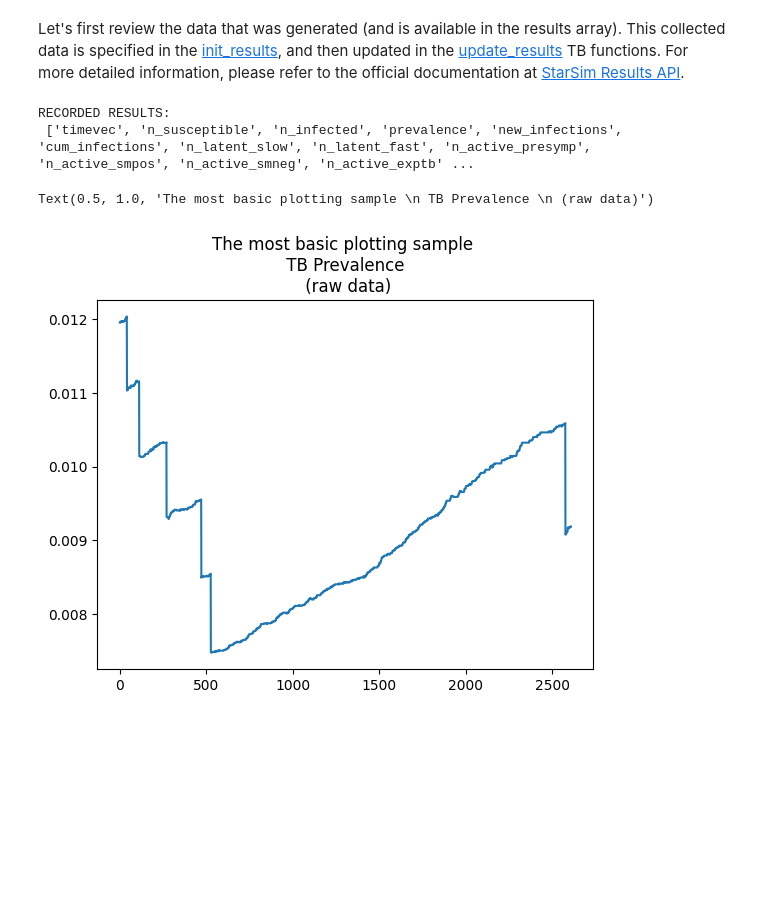
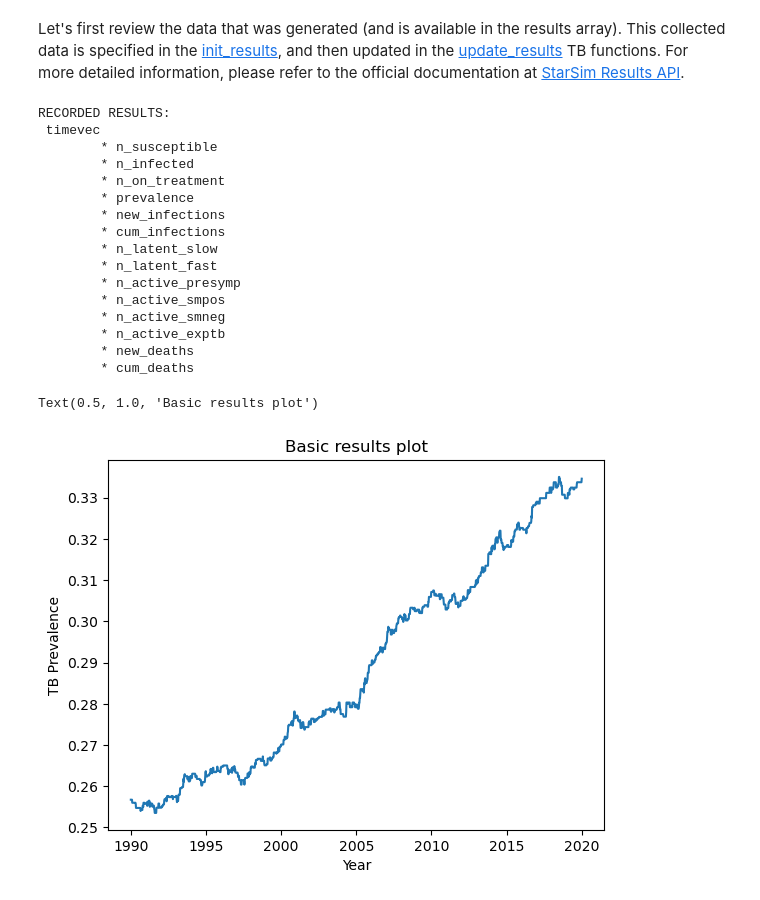
Before and after one commit to starsimhub/tbsim, a Jupyter notebook: docs/tutorials/tuberculosis_sim.ipynb, the cells around one changed output. Saved outputs shown, nothing was run; the diff lists cells and outputs as text; code cells hidden in the pictures; blank space fills up the shorter version.

Commit message:
Requiring starsim v2, updating the notebook, and removing interventions from init

```diff
--- a/docs/tutorials/tuberculosis_sim.ipynb
+++ b/docs/tutorials/tuberculosis_sim.ipynb
@@ -83,22 +82,22 @@ def make_tb():
 
     # --------------- TB disease --------
     tb_pars = dict(  # Disease parameters
-        beta = 0.001,
-        init_prev = 0.25,
-        )
+        beta = ss.beta(0.1),
+        init_prev = ss.bernoulli(0.25),
+    )
     tb = mtb.TB(tb_pars) # Initialize
 
     # --------------- Network ---------
     net_pars = dict(    # Network parameters
         n_contacts=ss.poisson(lam=5),
         dur = 0, # End after one timestep
-        )
+    )
     net = ss.RandomNet(net_pars)  # Initialize a random network
 
     # --------------- Demographics --------
     dems = [
-        ss.Pregnancy(pars=dict(fertility_rate=15)), # Per 1,000 people
         ss.Deaths(pars=dict(death_rate=10)), # Per 1,000 people
+        ss.Pregnancy(pars=dict(fertility_rate=15)), # Per 1,000 women 15-49
     ]
 
     # --------------- simulation -------
@@ -106,7 +105,7 @@ def make_tb():
         dt = 7/365,
         start = 1990,
         stop = 2020,
-        )
+    )
     sim = ss.Sim(people=pop, networks=net, diseases=tb, pars=sim_pars, demographics=dems)   # initialize the simulation
     sim.pars.verbose = sim.pars.dt / 5      # Print status every 5 years instead of every 10 steps
     return sim
@@ -146,13 +138,29 @@ Let's first review the data that was generated (and is available in the results
 # %%
 tbr = sim.diseases['tb'].results
 
-print("RECORDED RESULTS: \n",tbr.keys())
+print("RECORDED RESULTS: \n", '\n\t* '.join(tbr.keys()))
 
-plt.plot(range(0,len(tbr['prevalence'])),tbr['prevalence'])
-plt.title("The most basic plotting sample \n TB Prevalence \n (raw data)")
+plt.plot(tbr['timevec'], tbr['prevalence'])
+plt.xlabel('Year')
+plt.ylabel('TB Prevalence')
+plt.title('Basic results plot')
 # %% [output]
 RECORDED RESULTS:
- ['timevec', 'n_susceptible', 'n_infected', 'prevalence', 'new_infections', 'cum_infections', 'n_latent_slow', 'n_latent_fast', 'n_active_presymp', 'n_active_smpos', 'n_active_smneg', 'n_active_exptb' ...
+ timevec
+        * n_susceptible
+        * n_infected
+        * n_on_treatment
+        * prevalence
+        * new_infections
+        * cum_infections
+        * n_latent_slow
+        * n_latent_fast
+        * n_active_presymp
+        * n_active_smpos
+        * n_active_smneg
+        * n_active_exptb
+        * new_deaths
+        * cum_deaths
-Text(0.5, 1.0, 'The most basic plotting sample \n TB Prevalence \n (raw data)')
+Text(0.5, 1.0, 'Basic results plot')
-[figure, old version]
+[figure, new version]
 # %% [markdown]
```
Also changed, not shown: parts of 8 cells of this notebook, 2 other files.
